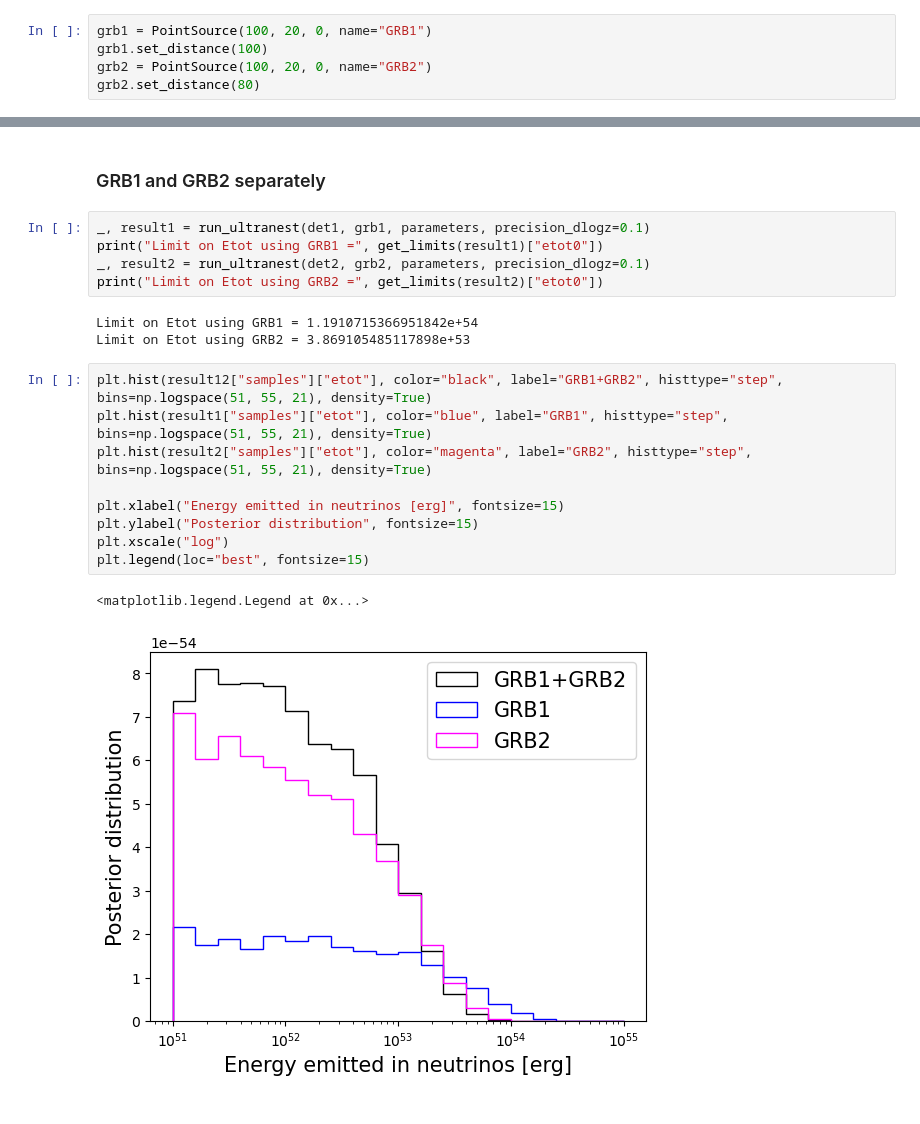
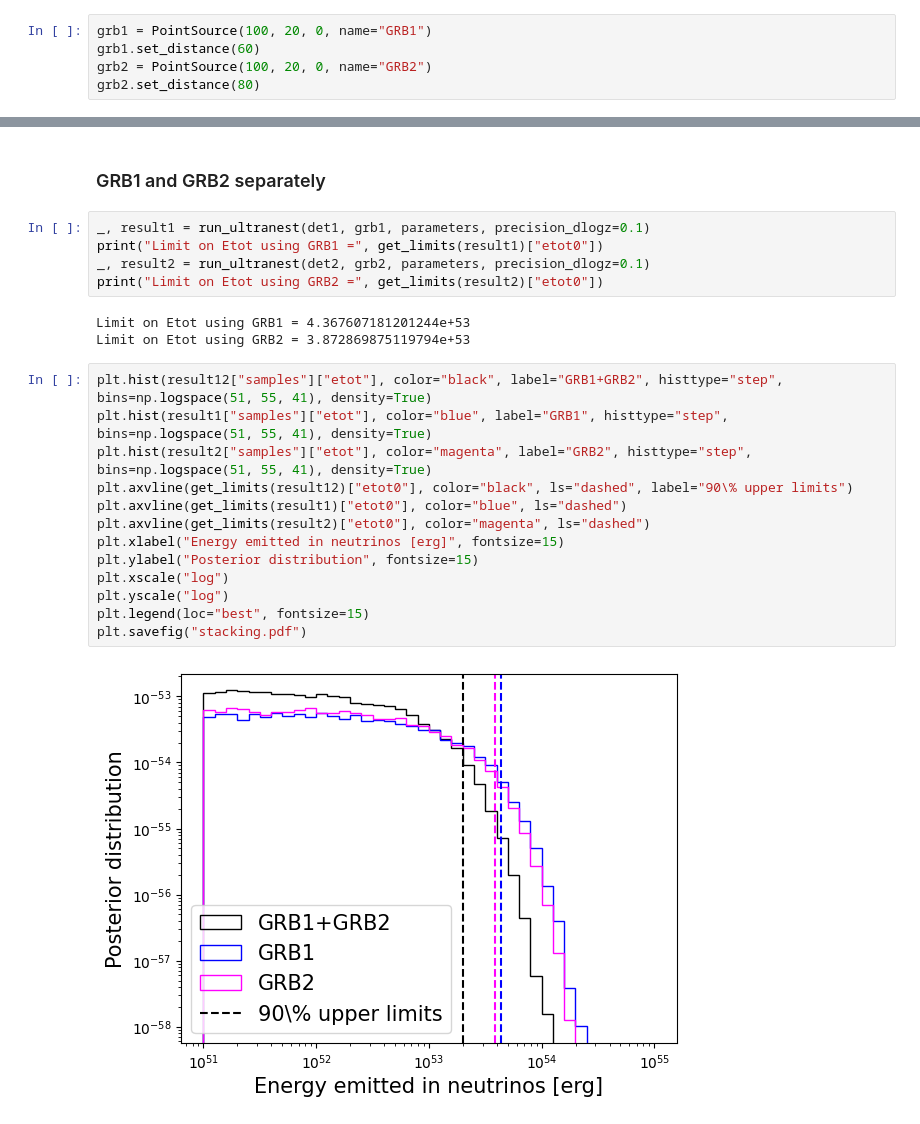
Before and after one commit to mlamo/momenta, a Jupyter notebook: examples/stacking_example.ipynb, the cells around one changed output, grey strips where cells are left out. Saved outputs shown, nothing was run; the diff lists cells and outputs as text.

```diff
--- a/examples/stacking_example.ipynb
+++ b/examples/stacking_example.ipynb
@@ -24,7 +24,7 @@ f.components = [flux.FixedPowerLaw(1e0, 1e6, 2)]
 parameters.set_flux(f)
 # %%
 grb1 = PointSource(100, 20, 0, name="GRB1")
-grb1.set_distance(100)
+grb1.set_distance(60)
 grb2 = PointSource(100, 20, 0, name="GRB2")
 grb2.set_distance(80)
 # %%
@@ -67,17 +67,20 @@ print("Limit on Etot using GRB1 =", get_limits(result1)["etot0"])
 _, result2 = run_ultranest(det2, grb2, parameters, precision_dlogz=0.1)
 print("Limit on Etot using GRB2 =", get_limits(result2)["etot0"])
 # %% [output]
-Limit on Etot using GRB1 = 1.1910715366951842e+54
-Limit on Etot using GRB2 = 3.869105485117898e+53
+Limit on Etot using GRB1 = 4.367607181201244e+53
+Limit on Etot using GRB2 = 3.872869875119794e+53
 # %%
-plt.hist(result12["samples"]["etot"], color="black", label="GRB1+GRB2", histtype="step", bins=np.logspace(51, 55, 21), density=True)
-plt.hist(result1["samples"]["etot"], color="blue", label="GRB1", histtype="step", bins=np.logspace(51, 55, 21), density=True)
-plt.hist(result2["samples"]["etot"], color="magenta", label="GRB2", histtype="step", bins=np.logspace(51, 55, 21), density=True)
-
+plt.hist(result12["samples"]["etot"], color="black", label="GRB1+GRB2", histtype="step", bins=np.logspace(51, 55, 41), density=True)
+plt.hist(result1["samples"]["etot"], color="blue", label="GRB1", histtype="step", bins=np.logspace(51, 55, 41), density=True)
+plt.hist(result2["samples"]["etot"], color="magenta", label="GRB2", histtype="step", bins=np.logspace(51, 55, 41), density=True)
+plt.axvline(get_limits(result12)["etot0"], color="black", ls="dashed", label="90\% upper limits")
+plt.axvline(get_limits(result1)["etot0"], color="blue", ls="dashed")
+plt.axvline(get_limits(result2)["etot0"], color="magenta", ls="dashed")
 plt.xlabel("Energy emitted in neutrinos [erg]", fontsize=15)
 plt.ylabel("Posterior distribution", fontsize=15)
 plt.xscale("log")
+plt.yscale("log")
 plt.legend(loc="best", fontsize=15)
+plt.savefig("stacking.pdf")
 # %% [output]
-<matplotlib.legend.Legend at 0x...>
-[figure, old version]
+[figure, new version]
```
Also changed, not shown: parts of 2 cells of this notebook, 9 other files.
